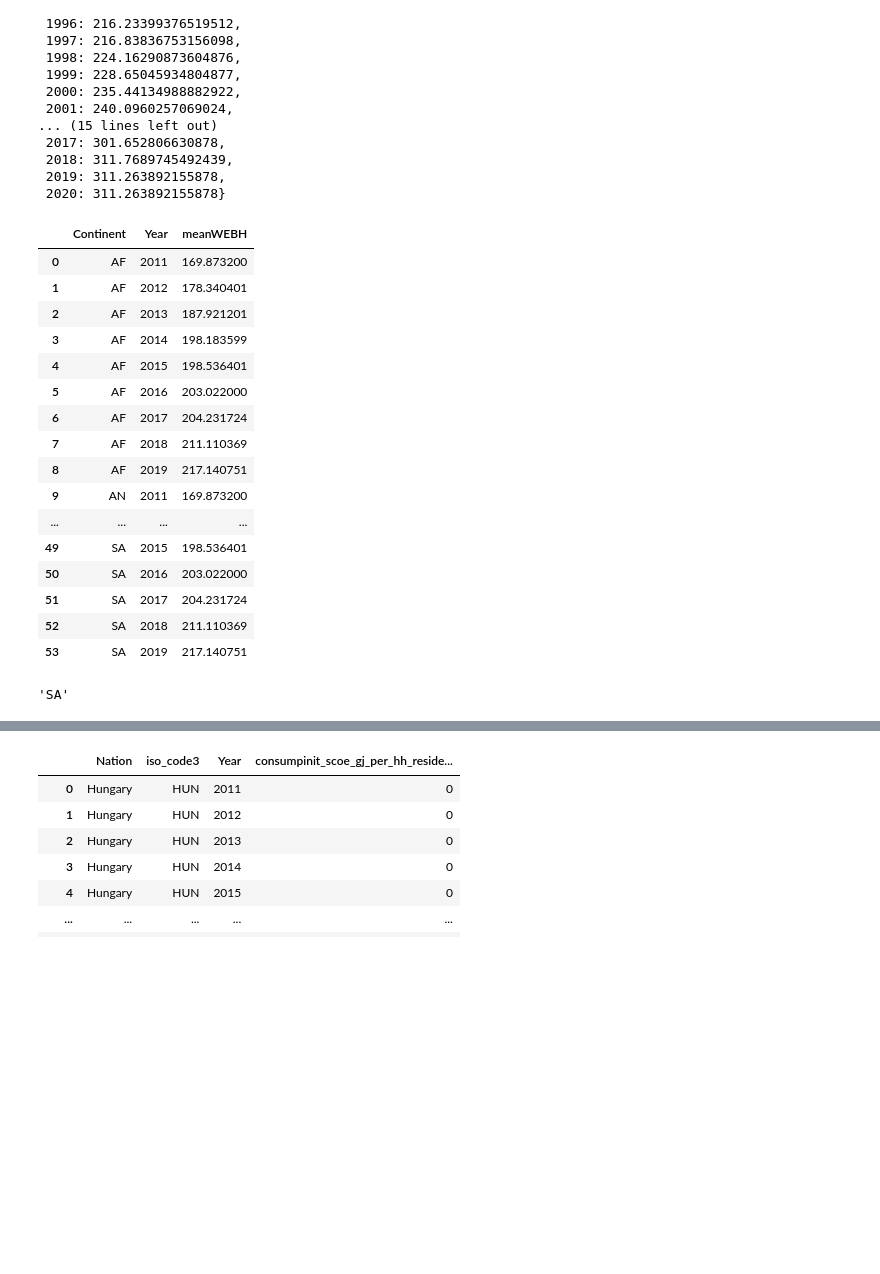
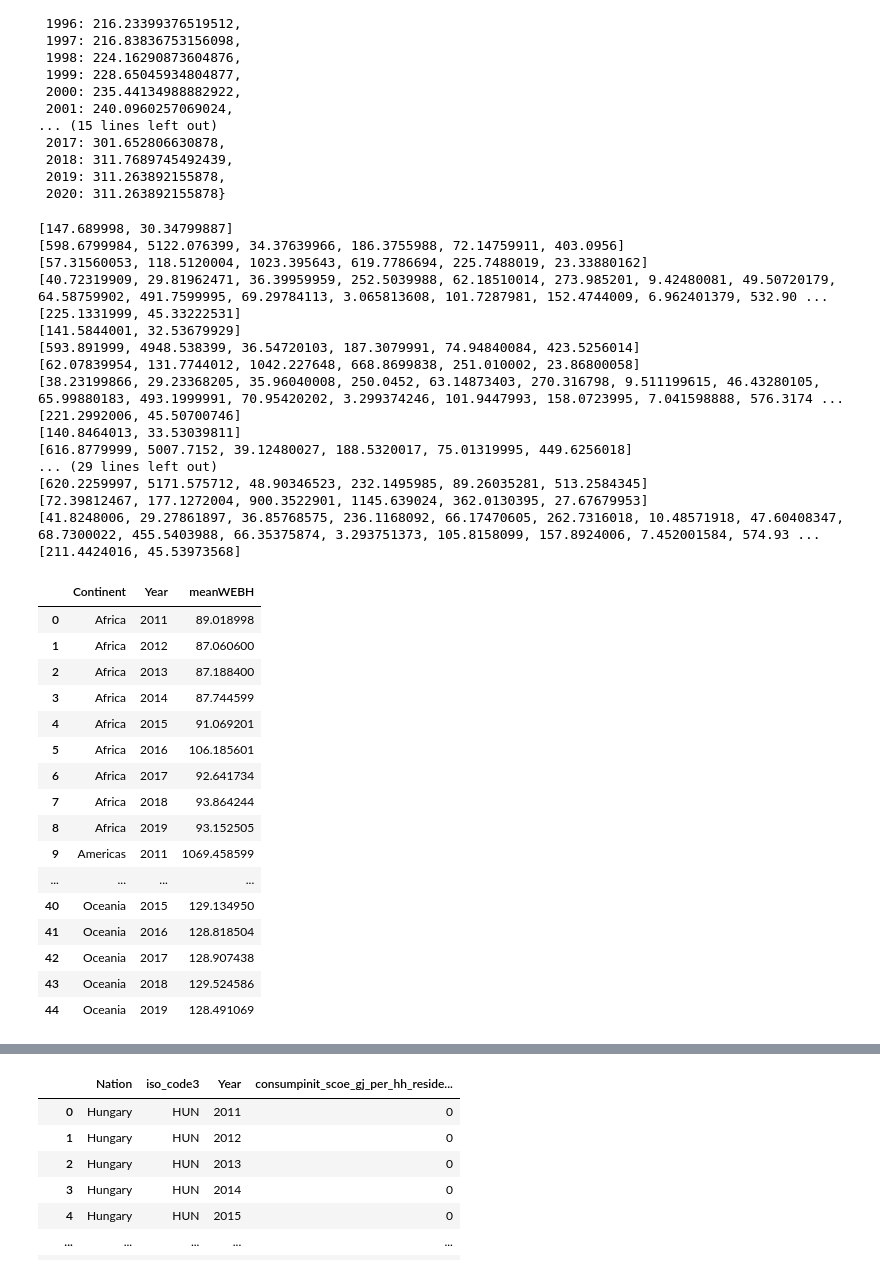
Before and after one commit to milocortes/sisepuede_data, a Jupyter notebook: Energy/consumpinit_scoe_gj_per_hh_residential_elec_appliances/src/Process.ipynb, the cells around one changed output, grey strips where cells are left out. Drawn from its saved outputs; the diff is of its cells as text; code cells hidden in the pictures; blank space fills up the shorter version.

```diff
--- a/Energy/consumpinit_scoe_gj_per_hh_residential_elec_appliances/src/Process.ipynb
+++ b/Energy/consumpinit_scoe_gj_per_hh_residential_elec_appliances/src/Process.ipynb
@@ -20,7 +20,7 @@ import numpy as np
 
 df_countries=pd.read_csv("../row_data/Countries_ISO3.csv")
 df_countries
-df_country_continent = pd.read_csv("../row_data/iso3_countries.csv")
+df_country_continent = pd.read_csv("../row_data/countryContinent.csv",encoding="ISO-8859-1")
 df_country_continent.dropna(how='any')
 df_country_continent
 # %% [output]
@@ -253,47 +258,60 @@ mean_WEBH
  2019: 311.263892155878,
  2020: 311.263892155878}
 # %%
-concinents = ['AF', 'AN', 'AS', 'EU', 'OC', 'SA']
+concinents = ['Africa', 'Americas', 'Asia', 'Europe', 'Oceania']
 coun_year=[]
 for cont in concinents:
     for year in range(min(years_hist),max(years_hist)):
         coun_year.append([cont,year,0])
 
 df_meanWEBH = pd.DataFrame(coun_year, columns=['Continent', 'Year','meanWEBH'])
+
 for year in range(min(years_hist),max(years_hist)):
     for cont in concinents:
-        mean=[]
-
-        set1 = set(df_country_continent.loc[df_country_continent['Continent']== cont]['Name'].values)
+        set1 = set(df_country_continent.loc[df_country_continent['continent']== cont]['country'].values)
         set2 = set(df_reselec['Country'].values)
 
         common_countries = set1.intersection(set2)
-
+        #print(cont,common_countries)
+        mean_array=[]
         for count in common_countries:
-            mean.append(df_reselec.loc[(df_reselec['Country']==count)][year].values[0])
-        #print(cont,year)
-        df_meanWEBH.loc[(df_meanWEBH['Year']==year) & (df_meanWEBH['Year']==year),'meanWEBH']=np.mean(mean)
+            mean_array.append(df_reselec.loc[(df_reselec['Country']==count)][year].values[0])
+        print(mean_array)
+        df_meanWEBH.loc[(df_meanWEBH['Continent']==cont) & (df_meanWEBH['Year']==year),'meanWEBH']=np.mean(mean_array)
 
 df_meanWEBH
 # %% [output]
+[147.689998, 30.34799887]
+[598.6799984, 5122.076399, 34.37639966, 186.3755988, 72.14759911, 403.0956]
+[57.31560053, 118.5120004, 1023.395643, 619.7786694, 225.7488019, 23.33880162]
+[40.72319909, 29.81962471, 36.39959959, 252.5039988, 62.18510014, 273.985201, 9.42480081, 49.50720179, 64.58759902, 491.7599995, 69.29784113, 3.065813608, 101.7287981, 152.4744009, 6.962401379, 532.90 ...
+[225.1331999, 45.33222531]
+[141.5844001, 32.53679929]
+[593.891999, 4948.538399, 36.54720103, 187.3079991, 74.94840084, 423.5256014]
+[62.07839954, 131.7744012, 1042.227648, 668.8699838, 251.010002, 23.86800058]
+[38.23199866, 29.23368205, 35.96040008, 250.0452, 63.14873403, 270.316798, 9.511199615, 46.43280105, 65.99880183, 493.1999991, 70.95420202, 3.299374246, 101.9447993, 158.0723995, 7.041598888, 576.3174 ...
+[221.2992006, 45.50700746]
+[140.8464013, 33.53039811]
+[616.8779999, 5007.7152, 39.12480027, 188.5320017, 75.01319995, 449.6256018]
+... (29 lines left out)
+[620.2259997, 5171.575712, 48.90346523, 232.1495985, 89.26035281, 513.2584345]
+[72.39812467, 177.1272004, 900.3522901, 1145.639024, 362.0130395, 27.67679953]
+[41.8248006, 29.27861897, 36.85768575, 236.1168092, 66.17470605, 262.7316018, 10.48571918, 47.60408347, 68.7300022, 455.5403988, 66.35375874, 3.293751373, 105.8158099, 157.8924006, 7.452001584, 574.93 ...
+[211.4424016, 45.53973568]
 |  | Continent | Year | meanWEBH |
-| 0 | AF | 2011 | 169.873200 |
-| 1 | AF | 2012 | 178.340401 |
-| 2 | AF | 2013 | 187.921201 |
-| 3 | AF | 2014 | 198.183599 |
-| 4 | AF | 2015 | 198.536401 |
-| 5 | AF | 2016 | 203.022000 |
-| 6 | AF | 2017 | 204.231724 |
-| 7 | AF | 2018 | 211.110369 |
-| 8 | AF | 2019 | 217.140751 |
-| 9 | AN | 2011 | 169.873200 |
+| 0 | Africa | 2011 | 89.018998 |
+| 1 | Africa | 2012 | 87.060600 |
+| 2 | Africa | 2013 | 87.188400 |
+| 3 | Africa | 2014 | 87.744599 |
+| 4 | Africa | 2015 | 91.069201 |
+| 5 | Africa | 2016 | 106.185601 |
+| 6 | Africa | 2017 | 92.641734 |
+| 7 | Africa | 2018 | 93.864244 |
+| 8 | Africa | 2019 | 93.152505 |
+| 9 | Americas | 2011 | 1069.458599 |
 | ... | ... | ... | ... |
-| 49 | SA | 2015 | 198.536401 |
-| 50 | SA | 2016 | 203.022000 |
-| 51 | SA | 2017 | 204.231724 |
-| 52 | SA | 2018 | 211.110369 |
-| 53 | SA | 2019 | 217.140751 |
+| 40 | Oceania | 2015 | 129.134950 |
+| 41 | Oceania | 2016 | 128.818504 |
+| 42 | Oceania | 2017 | 128.907438 |
+| 43 | Oceania | 2018 | 129.524586 |
+| 44 | Oceania | 2019 | 128.491069 |
-# %%
-cont
-# %% [output]
-'SA'
```
Also changed, not shown: parts of 13 cells of this notebook, 4 other files.
